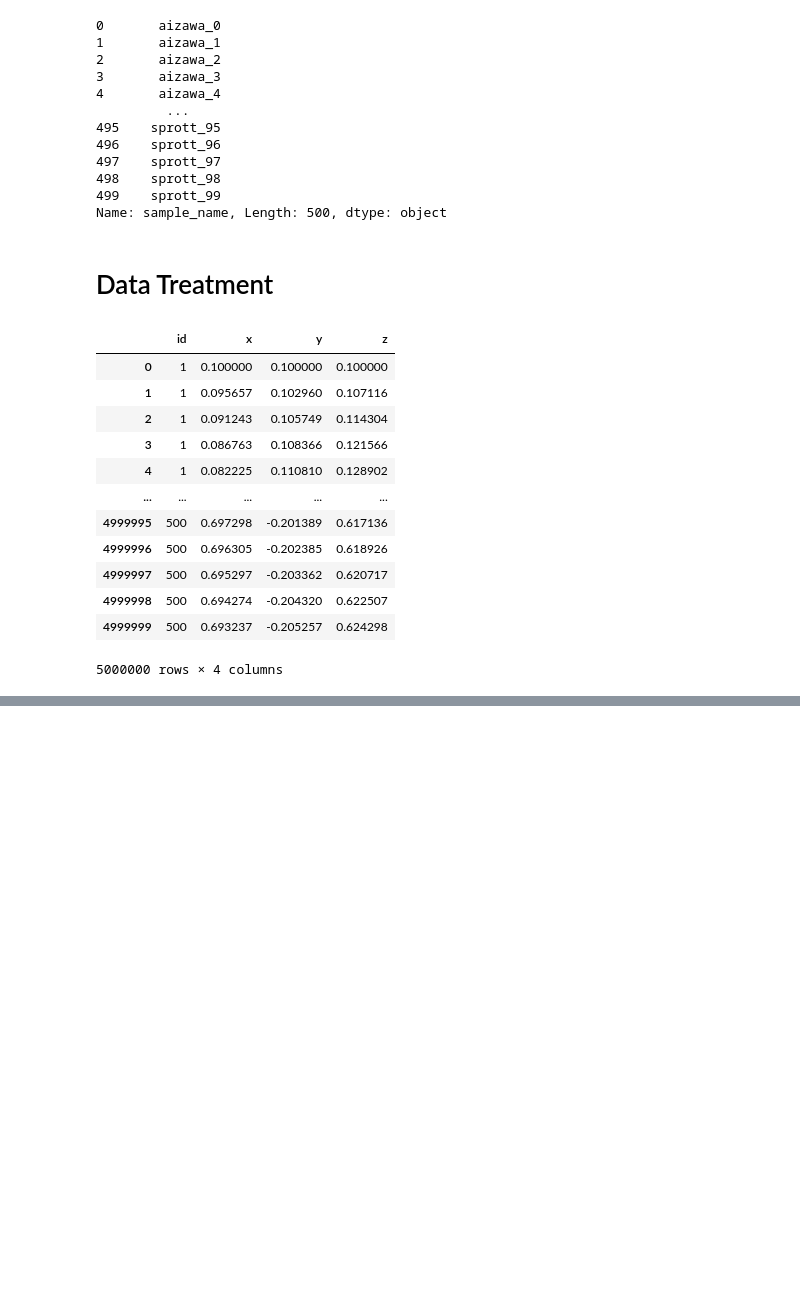
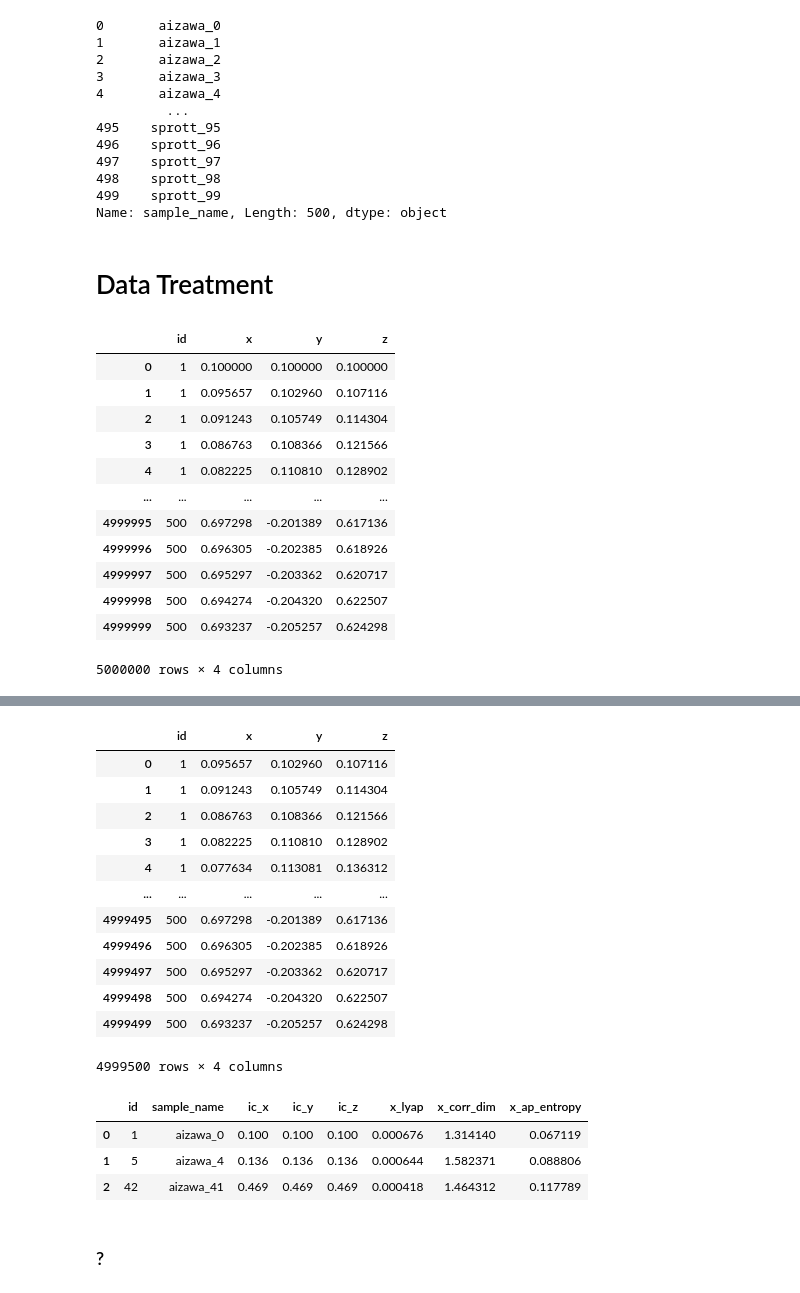
Before and after one commit to nxteventrying/TESIS, a Jupyter notebook: scripts/PG_2.ipynb, the cells around one changed output, grey strips where cells are left out. Drawn from its saved outputs; the diff is of its cells as text; code cells hidden in the pictures; blank space fills up the shorter version.

```diff
--- a/scripts/PG_2.ipynb
+++ b/scripts/PG_2.ipynb
@@ -687,0 +709,4 @@ features_df.head
+# %%
+all_df = pd.read_csv("/home/think/Desktop/all_df.csv")
+# %%
+all_df.drop(all_df.columns[[0]], axis=1, inplace=True)
@@ -687,0 +798,16 @@ features_df.head
+# %%
+all_df_cleaned
+# %% [output]
+|  | id | x | y | z |
+| 0 | 1 | 0.095657 | 0.102960 | 0.107116 |
+| 1 | 1 | 0.091243 | 0.105749 | 0.114304 |
+| 2 | 1 | 0.086763 | 0.108366 | 0.121566 |
+| 3 | 1 | 0.082225 | 0.110810 | 0.128902 |
+| 4 | 1 | 0.077634 | 0.113081 | 0.136312 |
+| ... | ... | ... | ... | ... |
+| 4999495 | 500 | 0.697298 | -0.201389 | 0.617136 |
+| 4999496 | 500 | 0.696305 | -0.202385 | 0.618926 |
+| 4999497 | 500 | 0.695297 | -0.203362 | 0.620717 |
+| 4999498 | 500 | 0.694274 | -0.204320 | 0.622507 |
+| 4999499 | 500 | 0.693237 | -0.205257 | 0.624298 |
+4999500 rows × 4 columns
@@ -688,3 +903,12 @@ features_df.head
+# %%
+df_res
+# %% [output]
+|  | id | sample_name | ic_x | ic_y | ic_z | x_lyap | x_corr_dim | x_ap_entropy |
+| 0 | 1 | aizawa_0 | 0.100 | 0.100 | 0.100 | 0.000676 | 1.314140 | 0.067119 |
+| 1 | 5 | aizawa_4 | 0.136 | 0.136 | 0.136 | 0.000644 | 1.582371 | 0.088806 |
+| 2 | 42 | aizawa_41 | 0.469 | 0.469 | 0.469 | 0.000418 | 1.464312 | 0.117789 |
+# %% [markdown]
+### ?
 # %%
 import nolds
 import pandas as pd
```
Also changed, not shown: parts of 33 cells of this notebook, 2 other files.
